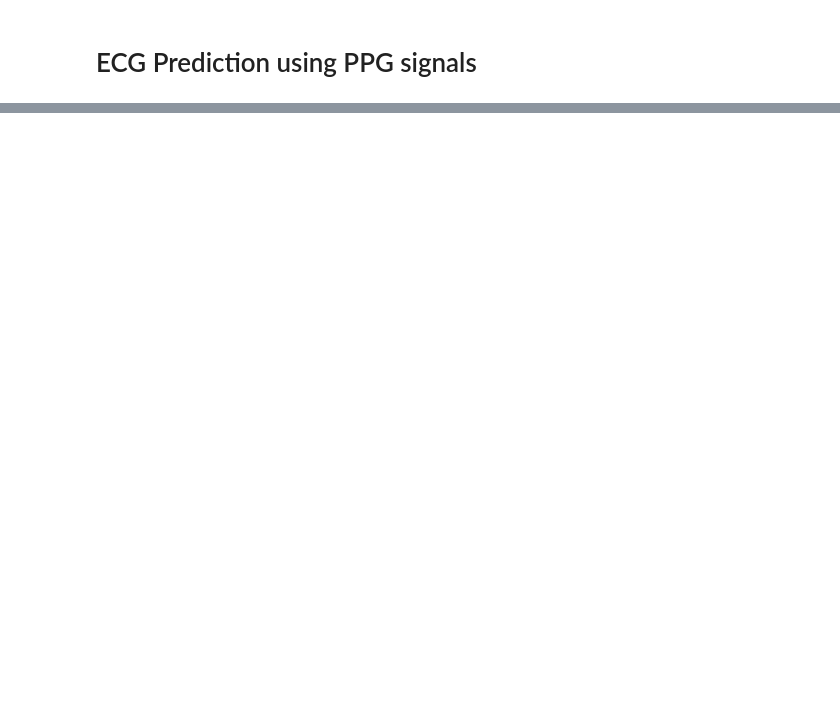
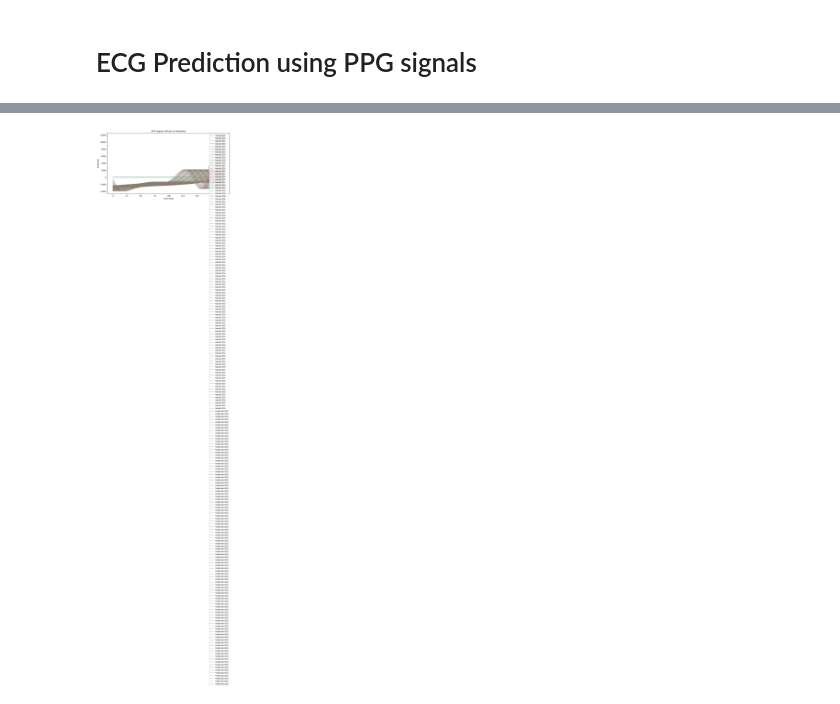
Before and after one commit to andrifurrer/transformer, a Jupyter notebook: notebooks/Finger_Transformer_M1.ipynb, the cells around one changed output, grey strips where cells are left out. Saved outputs shown, nothing was run; the diff lists cells and outputs as text; code cells hidden in the pictures; blank space fills up the shorter version.

Commit message:
Refined evaluation - normalization of predicted ecg

```diff
--- a/notebooks/Finger_Transformer_M1.ipynb
+++ b/notebooks/Finger_Transformer_M1.ipynb
@@ -220,6 +326,6 @@ for epoch in range(num_epochs):
     with torch.no_grad():
         val_predictions = model(X_val)
         val_loss = loss_fn(val_predictions, y_val).item()
-        val_rmse = torch.sqrt(val_loss)
+        val_rmse = torch.sqrt(torch.tensor(val_loss))
 
     print(f"Epoch {epoch+1}/{num_epochs} | Train Loss: {avg_loss:.4f} | Val RMSE: {val_rmse:.4f}")
@@ -228,0 +353,3 @@ val_rmse = torch.sqrt(val_loss)  # RMSE
+# %%
+ecg_predictions = val_predictions.squeeze(-1)
+ecg_predictions.size()
@@ -228,0 +444,16 @@ val_rmse = torch.sqrt(val_loss)  # RMSE
+# %%
+# Ensure both are numpy arrays for plotting
+actual_ecg = y_val.squeeze(-1).numpy() if y_val.dim() > 2 else y_val.numpy()
+predicted_ecg = ecg_predictions.squeeze(-1).numpy() if ecg_predictions.dim() > 2 else ecg_predictions.numpy()
+
+# Plot
+plt.figure(figsize=(12, 6))
+plt.plot(actual_ecg[:200], label='Actual ECG', alpha=0.7)
+plt.plot(predicted_ecg[:200], label='Predicted ECG', alpha=0.7)
+plt.title('ECG Signal: Actual vs Predicted')
+plt.xlabel('Time Steps')
+plt.ylabel('Amplitude')
+plt.legend()
+plt.show()
+# %% [output]
+[figure, added]
```
Also changed, not shown: parts of 25 cells of this notebook.
